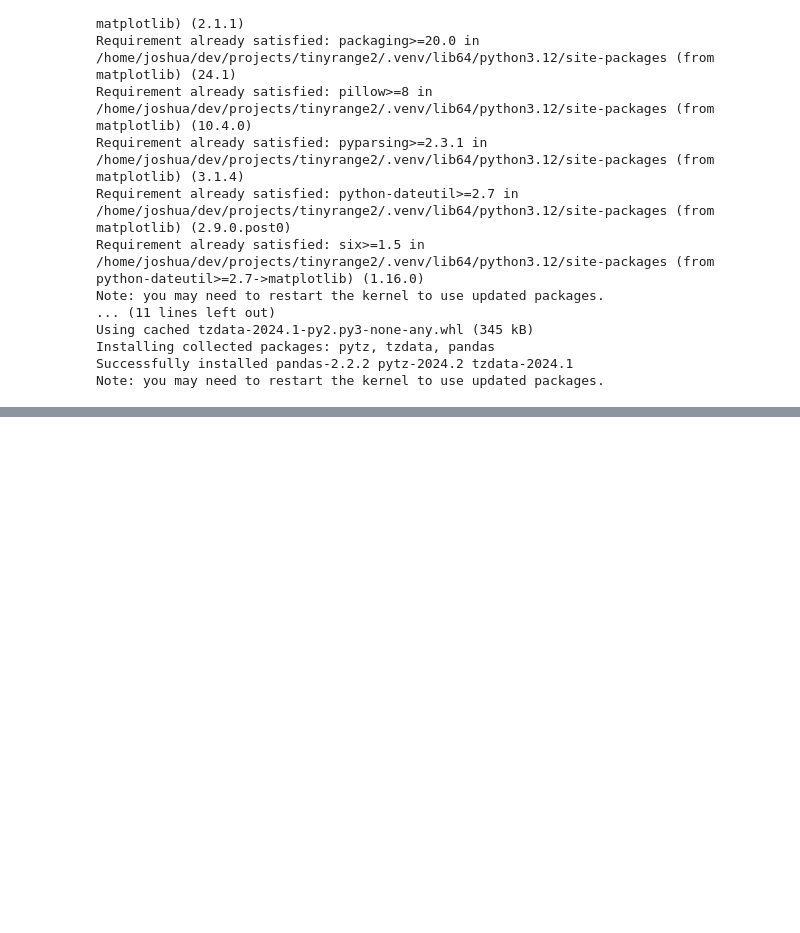
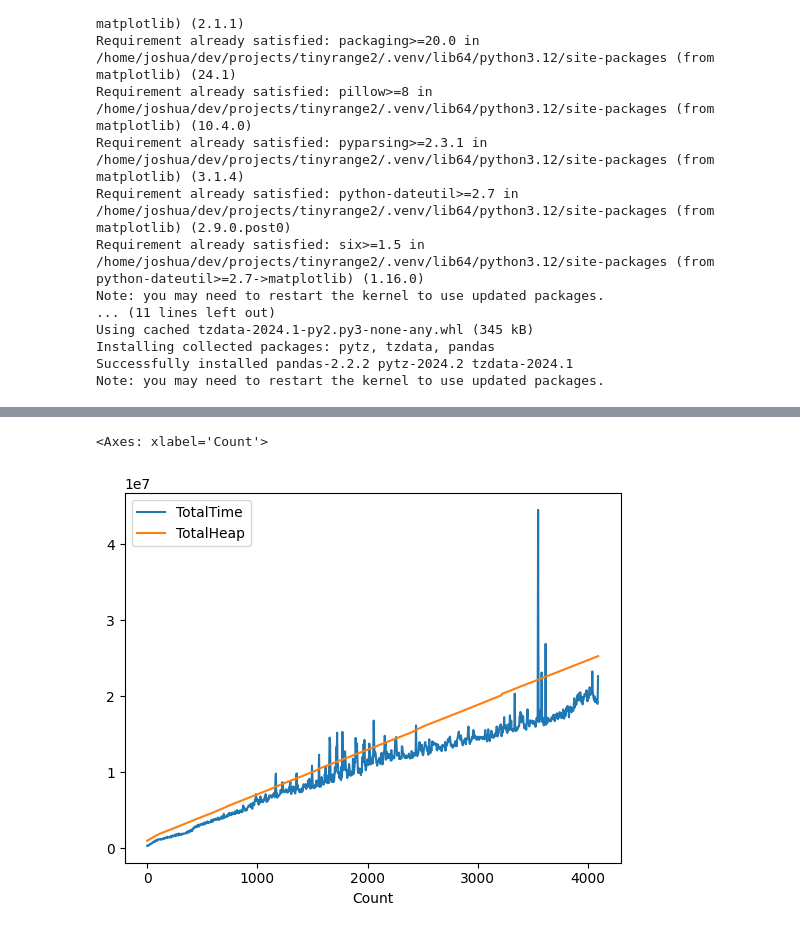
Before and after one commit to tinyrange/tinyrange, a Jupyter notebook: experimental/fsbench/bench.ipynb, the cells around one changed output, grey strips where cells are left out. Saved outputs shown, nothing was run; the diff lists cells and outputs as text; code cells hidden in the pictures; blank space fills up the shorter version.

```diff
--- a/experimental/fsbench/bench.ipynb
+++ b/experimental/fsbench/bench.ipynb
@@ -97,0 +110,9 @@ page_size_runs
+# %%
+count_runs = [run(size=32*1024,count=i,avg=4) for i in range(0,4096,4)]
+# %%
+count_runs_df = pd.DataFrame(count_runs)
+# %%
+count_runs_df.plot(x="Count", y=["TotalTime", "TotalHeap"])
+# %% [output]
+<Axes: xlabel='Count'>
+[figure, added]
```
Also changed, not shown: parts of 11 cells of this notebook, 10 other files.
